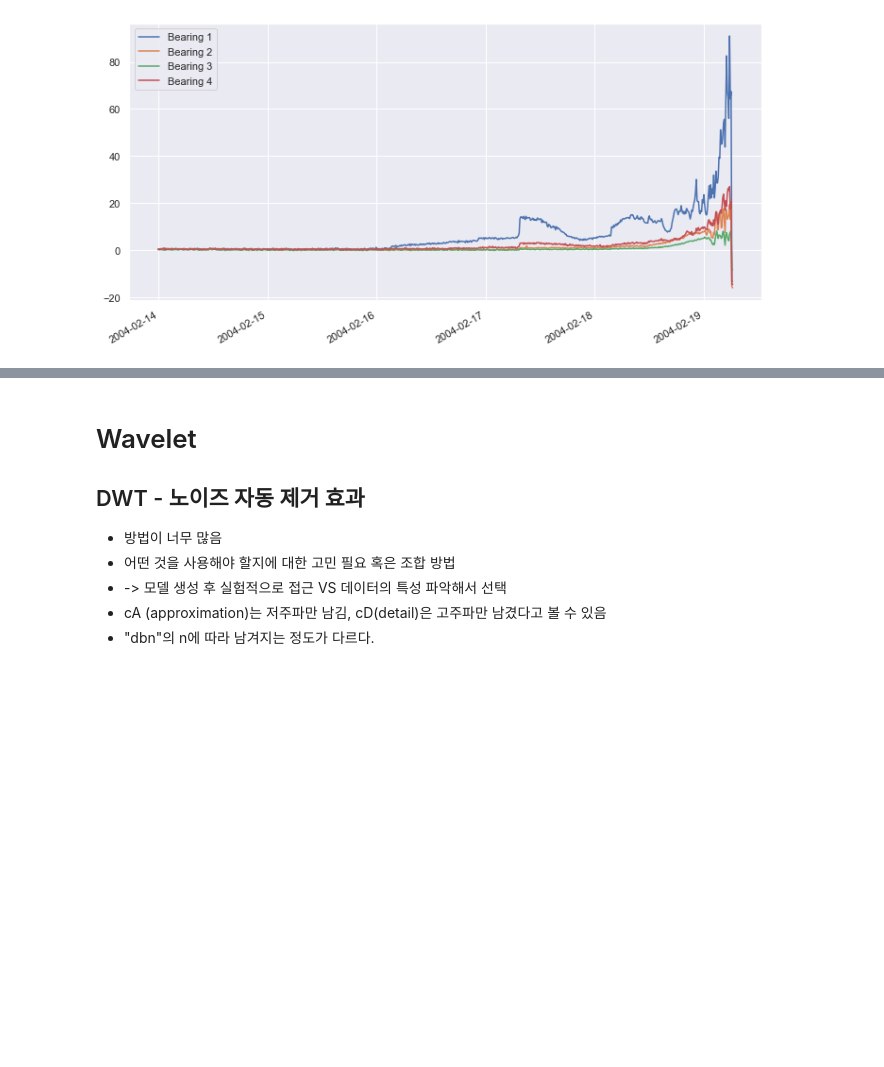
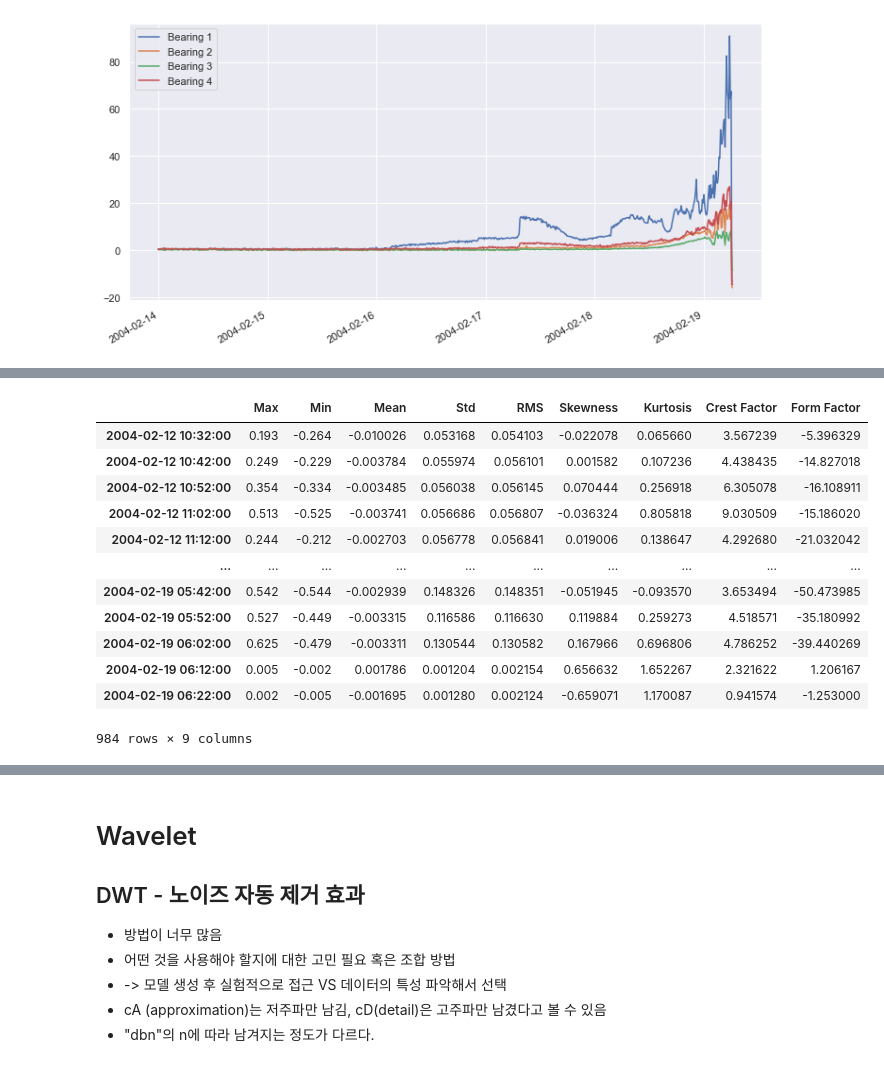
Before and after one commit to hyeonggulim/skt_ai_fellowship, a Jupyter notebook: EDA (NASA Bearing).ipynb, the cells around one changed output, grey strips where cells are left out. Drawn from its saved outputs; the diff is of its cells as text; code cells hidden in the pictures; blank space fills up the shorter version.

```diff
--- a/EDA.ipynb
+++ b/EDA (NASA Bearing).ipynb
@@ -118,0 +217,23 @@ X_test.plot(figsize = (12,6))
+# %%
+Time_feature_matrix.columns = ['Max','Min','Mean','Std','RMS','Skewness','Kurtosis','Crest Factor','Form Factor']
+Time_feature_matrix.index = pd.to_datetime(Time_feature_matrix.index, format='%Y.%m.%d.%H.%M')
+
+Time_feature_matrix = Time_feature_matrix.sort_index()
+
+Time_feature_matrix.to_csv('Time_feature_matrix_Bearing_{}_Test_{}.csv'.format(bearing_no,test_set))
+
+Time_feature_matrix
+# %% [output]
+|  | Max | Min | Mean | Std | RMS | Skewness | Kurtosis | Crest Factor | Form Factor |
+| 2004-02-12 10:32:00 | 0.193 | -0.264 | -0.010026 | 0.053168 | 0.054103 | -0.022078 | 0.065660 | 3.567239 | -5.396329 |
+| 2004-02-12 10:42:00 | 0.249 | -0.229 | -0.003784 | 0.055974 | 0.056101 | 0.001582 | 0.107236 | 4.438435 | -14.827018 |
+| 2004-02-12 10:52:00 | 0.354 | -0.334 | -0.003485 | 0.056038 | 0.056145 | 0.070444 | 0.256918 | 6.305078 | -16.108911 |
+| 2004-02-12 11:02:00 | 0.513 | -0.525 | -0.003741 | 0.056686 | 0.056807 | -0.036324 | 0.805818 | 9.030509 | -15.186020 |
+| 2004-02-12 11:12:00 | 0.244 | -0.212 | -0.002703 | 0.056778 | 0.056841 | 0.019006 | 0.138647 | 4.292680 | -21.032042 |
+| ... | ... | ... | ... | ... | ... | ... | ... | ... | ... |
+| 2004-02-19 05:42:00 | 0.542 | -0.544 | -0.002939 | 0.148326 | 0.148351 | -0.051945 | -0.093570 | 3.653494 | -50.473985 |
+| 2004-02-19 05:52:00 | 0.527 | -0.449 | -0.003315 | 0.116586 | 0.116630 | 0.119884 | 0.259273 | 4.518571 | -35.180992 |
+| 2004-02-19 06:02:00 | 0.625 | -0.479 | -0.003311 | 0.130544 | 0.130582 | 0.167966 | 0.696806 | 4.786252 | -39.440269 |
+| 2004-02-19 06:12:00 | 0.005 | -0.002 | 0.001786 | 0.001204 | 0.002154 | 0.656632 | 1.652267 | 2.321622 | 1.206167 |
+| 2004-02-19 06:22:00 | 0.002 | -0.005 | -0.001695 | 0.001280 | 0.002124 | -0.659071 | 1.170087 | 0.941574 | -1.253000 |
+984 rows × 9 columns
```
Also changed, not shown: parts of 9 cells of this notebook.
